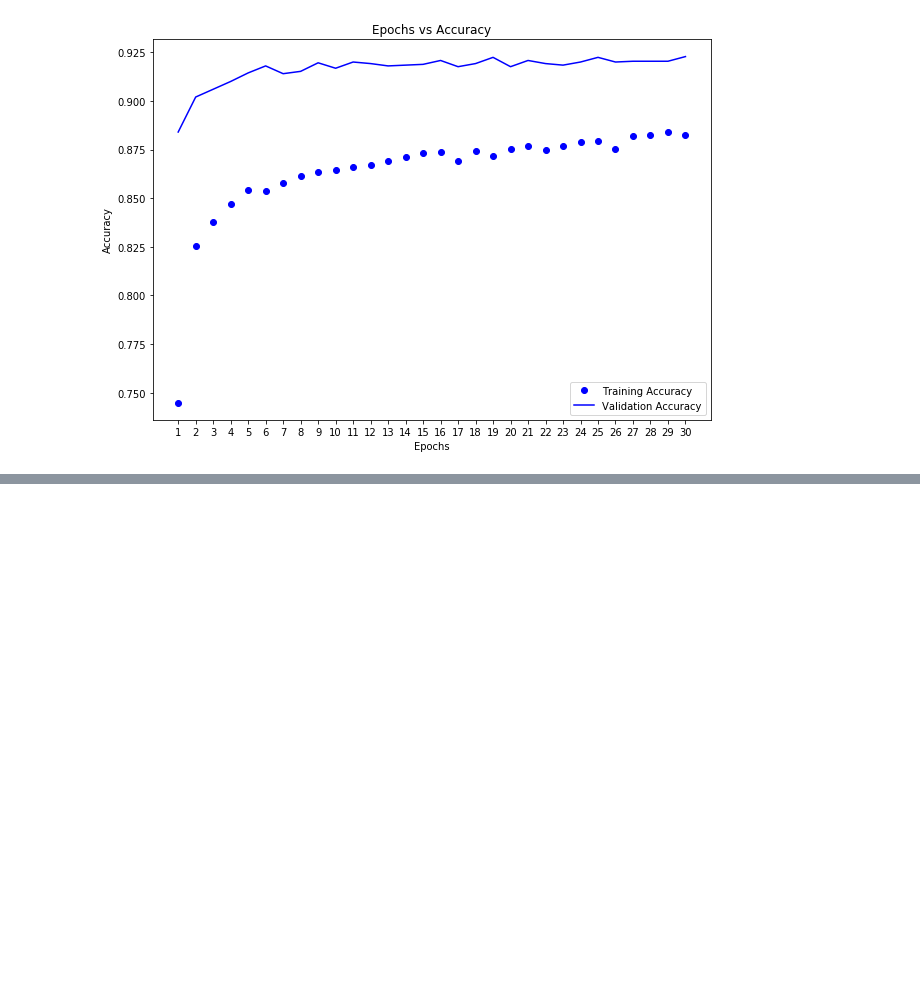
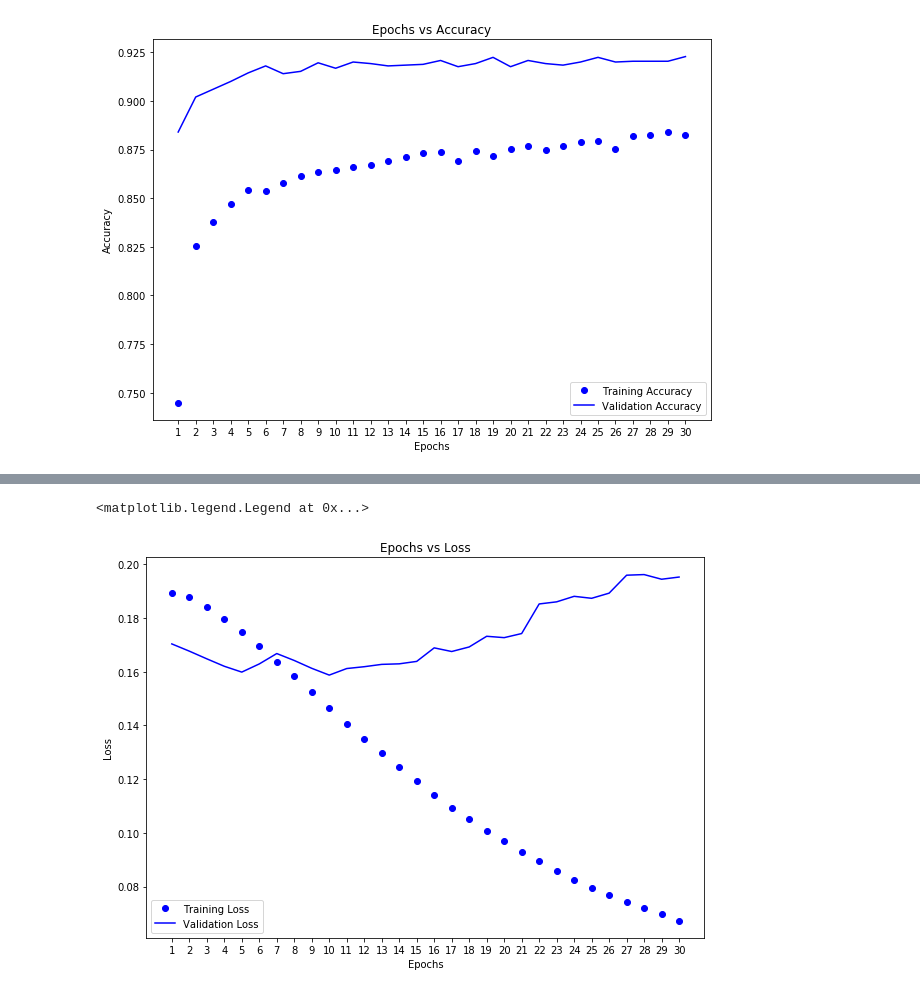
Before and after one commit to jobini/chollet_keras, a Jupyter notebook: convnets_pretrained.ipynb, the cells around one changed output, grey strips where cells are left out. Cells and saved outputs as stored; diff of their text form; code cells hidden in the pictures; blank space fills up the shorter version.

```diff
--- a/convnets_pretrained.ipynb
+++ b/convnets_pretrained.ipynb
@@ -281,0 +396,26 @@ plt.legend()
+# %%
+def smooth_curve(points,factor=0.9):
+    smoothed = []
+    for p in points:
+        if smoothed:
+            p = factor*smoothed[-1] + (1-factor)*p
+            smoothed.append(p)
+        else:
+            smoothed.append(p)
+    return smoothed
+# %%
+loss = smooth_curve(history.history["loss"])
+val_loss = smooth_curve(history.history["val_loss"])
+epochs = range(1,len(history.history["accuracy"])+1)
+
+plt.figure(figsize=(10,7))
+plt.xlabel("Epochs")
+plt.ylabel("Loss")
+plt.title("Epochs vs Loss")
+plt.xticks(np.arange(min(epochs),max(epochs)+1,1))
+plt.plot(epochs,loss,"bo",label="Training Loss")
+plt.plot(epochs,val_loss,"b",label="Validation Loss")
+plt.legend()
+# %% [output]
+<matplotlib.legend.Legend at 0x...>
+[figure, added]
```
Also changed, not shown: parts of 11 cells of this notebook, 1 other file.
